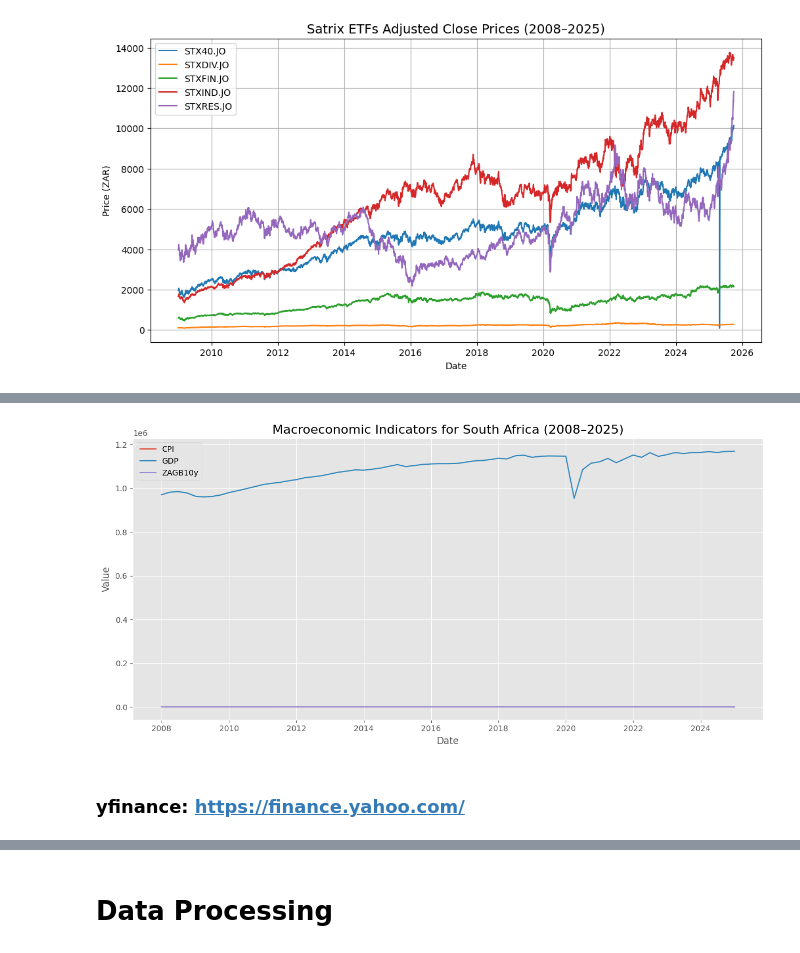
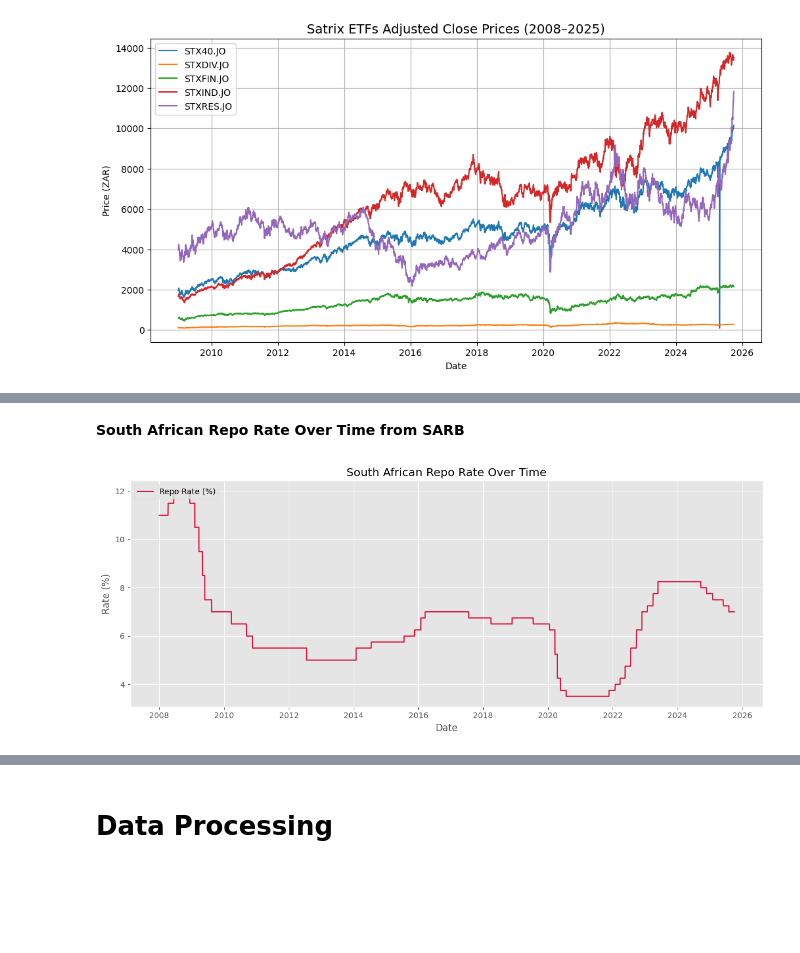
Before and after one commit to MATHONSIMM/Capstone-Project-Group-11192, a Jupyter notebook: Capstone_Project_Group_11192.ipynb, the cells around one changed output, grey strips where cells are left out. Saved outputs shown, nothing was run; the diff lists cells and outputs as text; code cells hidden in the pictures; blank space fills up the shorter version.

```diff
--- a/Capstone_Project_Group_11192.ipynb
+++ b/Capstone_Project_Group_11192.ipynb
@@ -129,0 +269,19 @@ print(Freddata.tail())
+# %%
+# Set up subplots
+fig, axs = plt.subplots(2, 1, figsize=(14, 8), sharex=True)
+plt.style.use('ggplot')
+
+# Plot Gold price
+axs[0].plot(MacroYfinadj_close_data.index, MacroYfinadj_close_data['GC=F'], color='gold')
+axs[0].set_title('Gold Price (USD/oz)')
+axs[0].set_ylabel('Price')
+
+# Plot USD/ZAR exchange rate
+axs[1].plot(MacroYfinadj_close_data.index, MacroYfinadj_close_data['ZAR=X'], color='darkgreen')
+axs[1].set_title('USD/ZAR Exchange Rate')
+axs[1].set_ylabel('Exchange Rate')
+axs[1].set_xlabel('Date')
+
+# Final layout
+plt.tight_layout()
+plt.show()
@@ -130,20 +290,21 @@ print(Freddata.tail())
+# %% [markdown]
+**South African Repo Rate Over Time from SARB**
 # %%
-# Set figure size and style
-plt.figure(figsize=(12, 6))
+# Ensure index is datetime
+df_repo['Date'] = pd.to_datetime(df_repo['Date'])
+df_repo = df_repo.set_index('Date')
+
+
+# Plot the repo rate
+plt.figure(figsize=(12, 5))
 plt.style.use('ggplot')
+plt.plot(df_repo.index, df_repo['Value'], color='crimson', label='Repo Rate (%)')
 
-# Plot each macroeconomic indicator
-for column in Freddata.columns:
-    plt.plot(Freddata.index, Freddata[column], label=column)
-
-# Add titles and labels
-plt.title('Macroeconomic Indicators for South Africa (2008–2025)', fontsize=16)
-plt.xlabel('Date', fontsize=12)
-plt.ylabel('Value', fontsize=12)
+plt.title('South African Repo Rate Over Time')
+plt.xlabel('Date')
+plt.ylabel('Rate (%)')
 plt.legend(loc='upper left')
 plt.tight_layout()
 plt.show()
 # %% [output]
-[figure, old version]
+[figure, new version]
-# %% [markdown]
-### yfinance: https://finance.yahoo.com/
```
Also changed, not shown: parts of 78 cells of this notebook.
